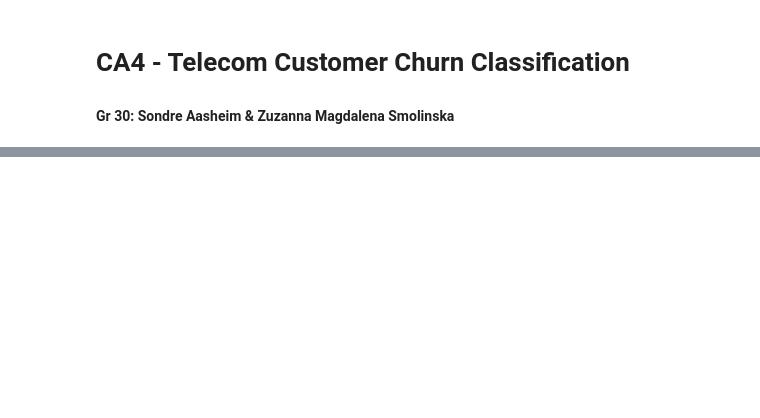
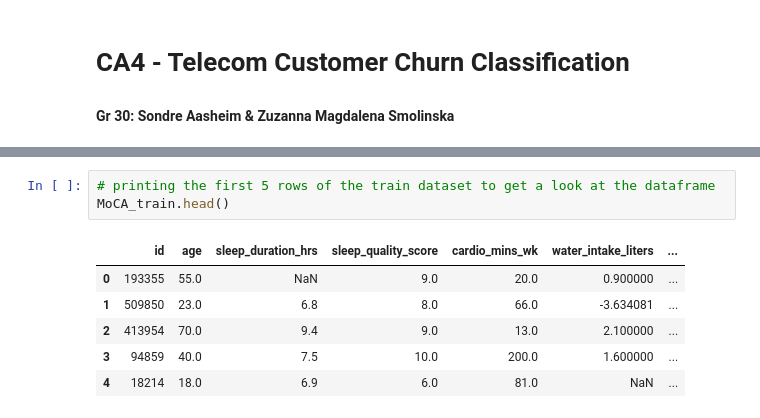
Before and after one commit to sondre04aasheim-spec/Deliverable_5_DAT200, a Jupyter notebook: CA4_group_30_v5.ipynb, the cells around one changed output, grey strips where cells are left out. Drawn from its saved outputs; the diff is of its cells as text; blank space fills up the shorter version.

```diff
--- a/CA4_group_30_v5.ipynb
+++ b/CA4_group_30_v5.ipynb
@@ -161,0 +136,10 @@ To have the compulsory assignment approved you need to deliver the following:
+# %%
+# printing the first 5 rows of the train dataset to get a look at the dataframe
+MoCA_train.head()
+# %% [output]
+|  | id | age | sleep_duration_hrs | sleep_quality_score | cardio_mins_wk | water_intake_liters | ... |
+| 0 | 193355 | 55.0 | NaN | 9.0 | 20.0 | 0.900000 | ... |
+| 1 | 509850 | 23.0 | 6.8 | 8.0 | 66.0 | -3.634081 | ... |
+| 2 | 413954 | 70.0 | 9.4 | 9.0 | 13.0 | 2.100000 | ... |
+| 3 | 94859 | 40.0 | 7.5 | 10.0 | 200.0 | 1.600000 | ... |
+| 4 | 18214 | 18.0 | 6.9 | 6.0 | 81.0 | NaN | ... |
```
Also changed, not shown: parts of 21 cells of this notebook.
